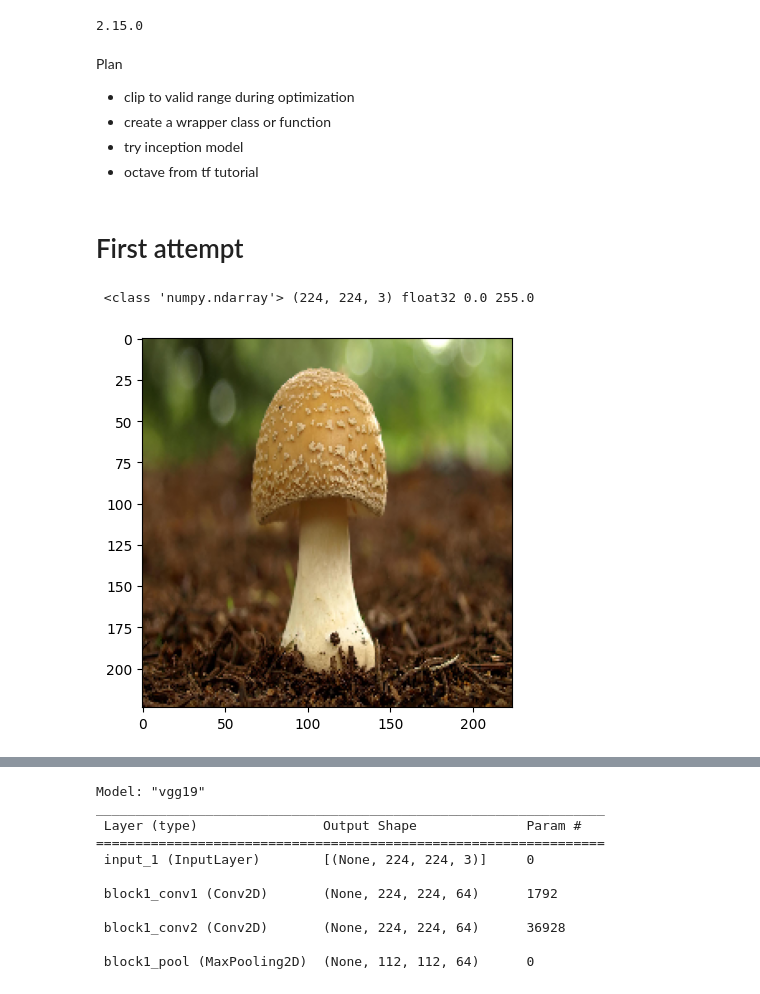
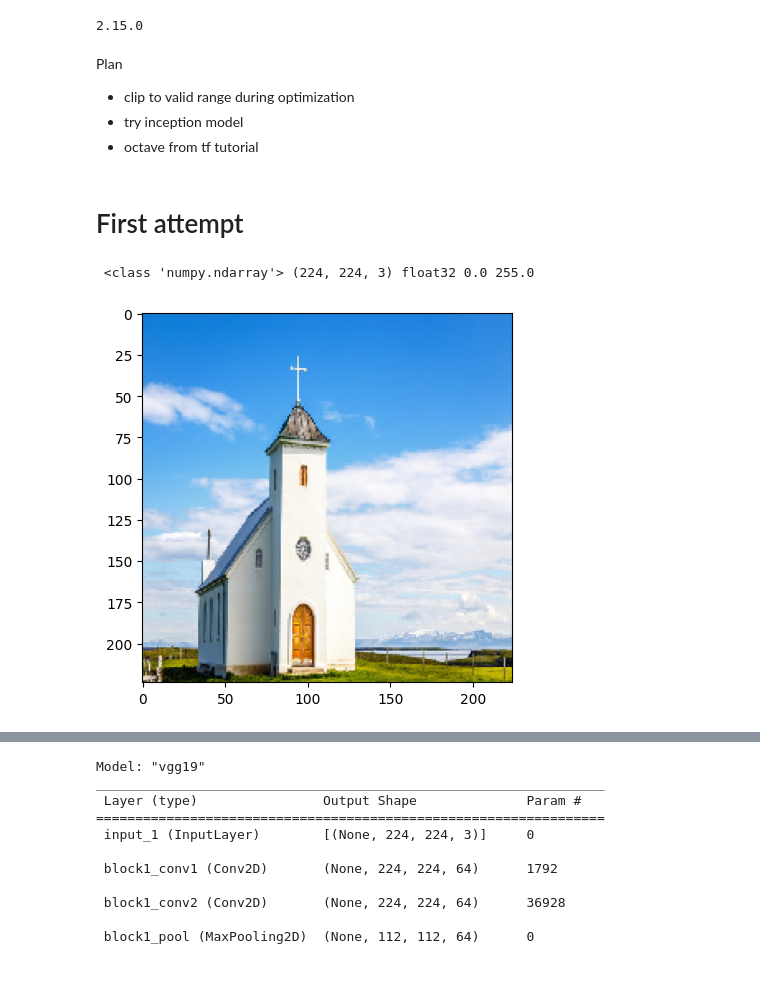
Before and after one commit to CsanyiDavid/deepdream, a Jupyter notebook: main.ipynb, the cells around one changed output, grey strips where cells are left out. Cells and saved outputs as stored; diff of their text form; code cells hidden in the pictures.

```diff
--- a/main.ipynb
+++ b/main.ipynb
@@ -12,7 +12,6 @@ print(tf.__version__)
 # %% [markdown]
 Plan
 * clip to valid range during optimization
-* create a wrapper class or function
 * try inception model
 * octave from tf tutorial
 # %% [markdown]
@@ -23,19 +30,18 @@ def image_properites(img, text=''):
 # %%
 #Load and resize image
-img_path = 'mushroom.jpg'
+img_path = 'church.jpg'
 img = keras.utils.load_img(img_path, target_size=(224, 224))
 x = keras.utils.img_to_array(img)
 image_properites(x)
 
 plt.imshow(x/255.)
 plt.show()
 
 image_properites(x)
 x = np.expand_dims(x, axis=0)
 x = keras.applications.vgg19.preprocess_input(x)
-
-print(type(x), x.shape, x.dtype, np.min(x), np.max(x))
+image_properites(x)
 # %% [output]
  <class 'numpy.ndarray'> (224, 224, 3) float32 0.0 255.0
-[figure, old version]
+[figure, new version]
  <class 'numpy.ndarray'> (224, 224, 3) float32 0.0 255.0
```
Also changed, not shown: parts of 15 cells of this notebook.
